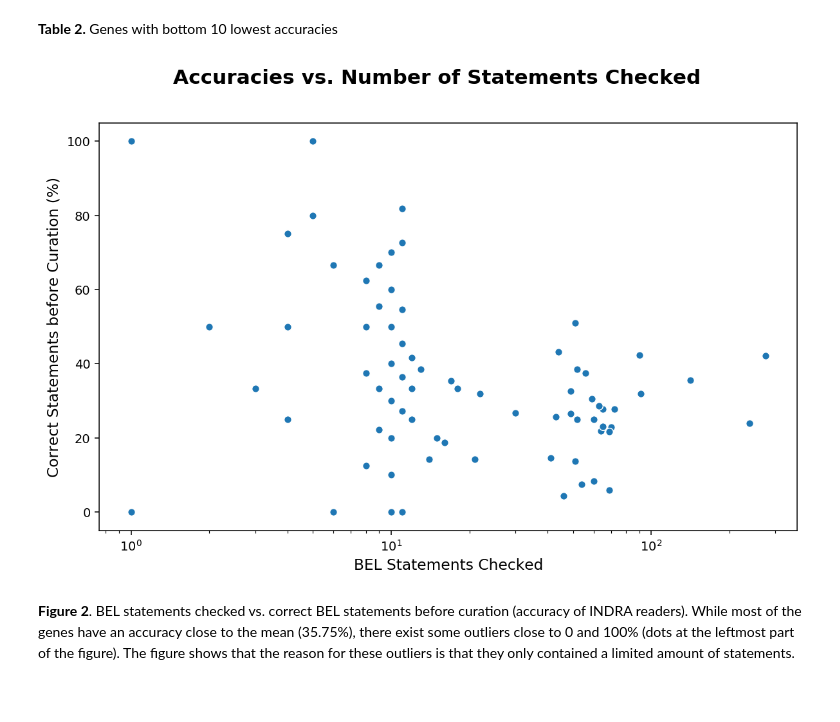
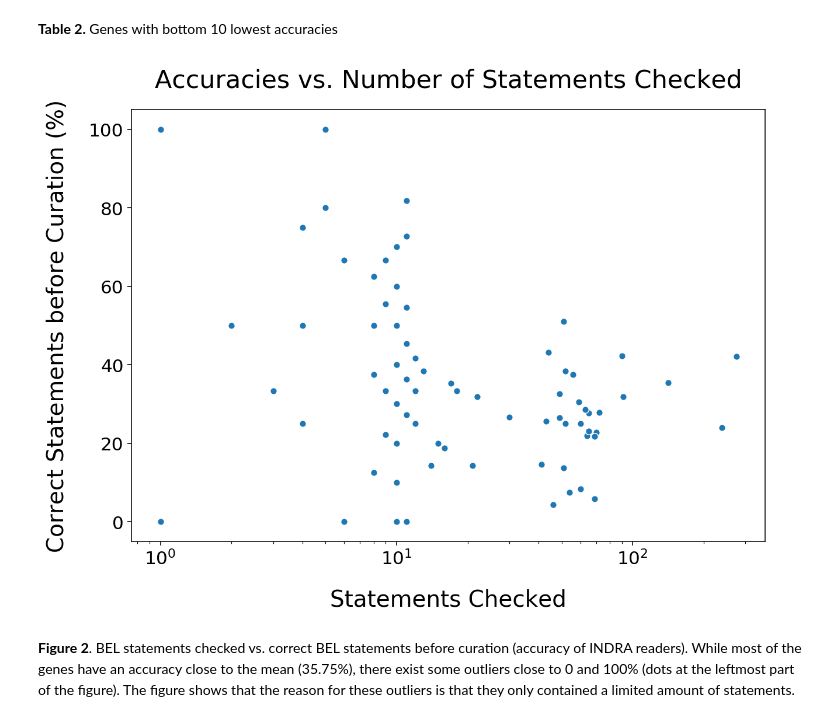
Before and after one commit to bel-enrichment/hbp-results, a Jupyter notebook: notebooks/INDRA Curation Notebook.ipynb, the cells around one changed output. Saved outputs shown, nothing was run; the diff lists cells and outputs as text; code cells hidden in the pictures; blank space fills up the shorter version.

```diff
--- a/notebooks/INDRA Curation Notebook.ipynb
+++ b/notebooks/INDRA Curation Notebook.ipynb
@@ -80,0 +69,3 @@ assert set(curation_df.index.values) == set(time_df.index.values) , "Genes in bo
+# %%
+time_df = pd.read_excel(time_curation_path, index_col=0)
+time_df = time_df[[v not in BLACKLIST for v in time_df.index]]
@@ -104,8 +98,25 @@ statements_checked = {}
 # Gene to avg curation effort
 gene_curation_effort = {}
 
+# Statistics to count
+total_indra_statements = 0
+total_checked = 0
+total_correct = 0
+total_recovered = 0
+total_required_curation = 0
+
 for gene_symbol, (correct, error, other_statement, modified, not_curated, total) in curation_df.iterrows():
+    # Count how many INDRA statements were curated
+    total_indra_statements += total
+    # Count how many statements were correct
+    total_correct += correct
+    # Count how many required curation
+    total_required_curation += modified + other_statement
+    # Count how many were curated
     total_curated = total - not_curated
+    total_checked += total_curated
+    # Count the total number of statements recovered
+    total_recovered += (correct + modified + other_statement)
 
     statements_checked[gene_symbol] = total_curated
 
@@ -129,3 +140,14 @@ for gene_symbol, (correct, error, other_statement, modified, not_curated, total)
     curator_time_dict[curator].append(min_per_statement)
 
     gene_curation_effort[gene_symbol] = min_per_statement
+
+indra_coverage = total_checked / total_indra_statements
+indra_accuracy = total_correct / total_checked
+relative_recovery = total_recovered / total_checked
+relative_fixes = total_required_curation / total_checked
+print(f"""BEL Statements extracted by INDRA:   {total_indra_statements:5}.
+BEL Statements checked by a curator: {total_checked:5} ({indra_coverage:.1%}).
+BEL Statements directly correct:     {total_correct:5} ({indra_accuracy:.1%}).
+BEL Statements Fixed:                {total_required_curation:5} ({relative_fixes:.1%}).
+BEL Statements Total Recovered:      {total_recovered:5} ({relative_recovery:.1%}).
+""")
@@ -246,27 +280,31 @@ pd.DataFrame(top_10_genes_low_accuracy, columns=["Gene Symbol", "Accuracy (%)"])
 # %% [markdown]
 **Table 2.** Genes with bottom 10 lowest accuracies
 # %%
-fig = plt.figure(figsize=(10, 6), dpi=140)
+fig = plt.figure(figsize=(10, 7), dpi=140)
 
 # Rearrange data for the plot
 data_scatterplot = [
     (gene_symbol, accuracy * 100, statements_checked[gene_symbol])
     for gene_symbol, accuracy in avg_corrected.items()
 ]
 
 df_scatterplot = pd.DataFrame(data_scatterplot, columns=('Gene Symbol', 'Accuracy', 'Statements Checked'))
 
 sns.scatterplot(x="Statements Checked", y="Accuracy", data=df_scatterplot)
 
-plt.gca().set(xscale="log")
+ax = plt.gca()
+ax.set(xscale="log")
+ax.tick_params(axis='x', labelsize=16)
+ax.tick_params(axis='y', labelsize=16)
 
-fig.suptitle('Accuracies vs. Number of Statements Checked', fontsize=16,fontweight='bold')
-plt.xlabel('BEL Statements Checked', fontsize=12)
-plt.ylabel('Correct Statements before Curation (%)', fontsize=12)
+plt.title('Accuracies vs. Number of Statements Checked', fontsize=22, pad=20)
+plt.xlabel('Statements Checked', fontsize=20, labelpad=18)
+plt.ylabel('Correct Statements before Curation (%)', fontsize=20, labelpad=18)
 
+plt.savefig('Figure 2.png')
 plt.show()
 # %% [output]
-[figure, old version]
+[figure, new version]
 # %% [markdown]
 __Figure 2__. BEL statements checked vs. correct BEL statements before curation (accuracy of INDRA readers). While most of the genes have an accuracy close to the mean (35.75%), there exist some outliers close to 0 and 100% (dots at the leftmost part of the figure). The figure shows that the reason for these outliers is that they only contained a limited amount of statements.
 # %% [markdown]
```
Also changed, not shown: parts of 12 cells of this notebook, 5 other files.
